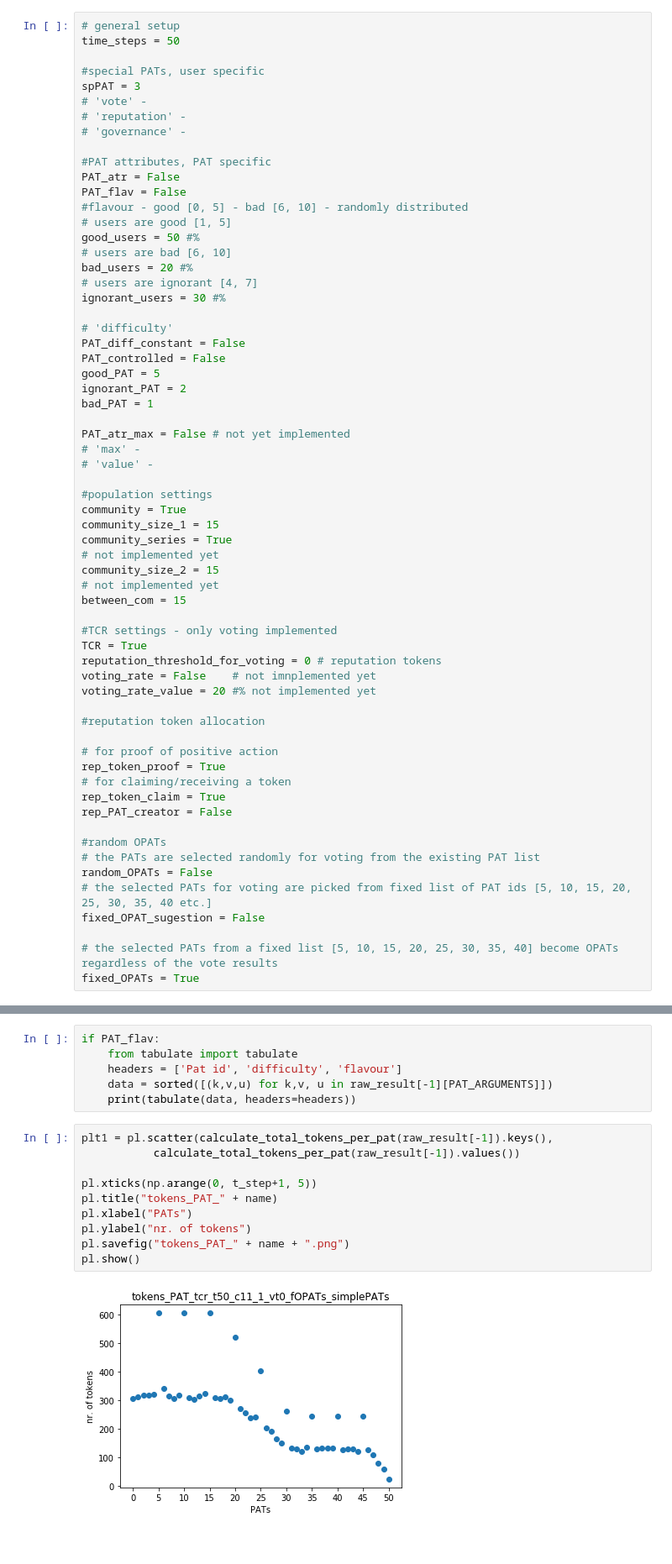
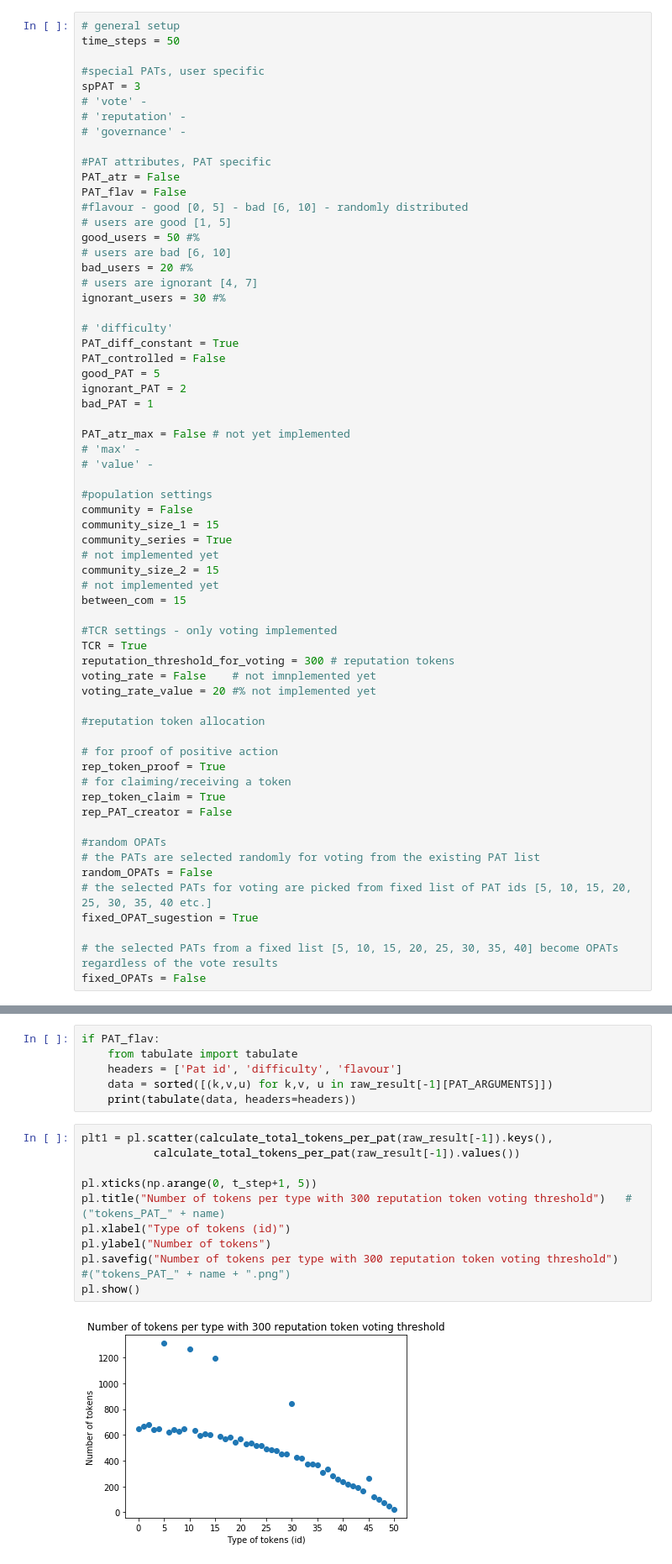
Before and after one commit to FuturICT2/FIN4Simulations, a Jupyter notebook: FinForce.ipynb, the cells around one changed output, grey strips where cells are left out. Shown: that part at 84% size. Saved outputs shown, nothing was run; the diff lists cells and outputs as text.

```diff
--- a/FinForce.ipynb
+++ b/FinForce.ipynb
@@ -29,7 +29,7 @@ bad_users = 20 #%
 ignorant_users = 30 #%
 
 # 'difficulty'
-PAT_diff_constant = False
+PAT_diff_constant = True
 PAT_controlled = False
 good_PAT = 5
 ignorant_PAT = 2
@@ -40,7 +40,7 @@ PAT_atr_max = False # not yet implemented
 # 'value' -
 
 #population settings
-community = True
+community = False
 community_size_1 = 15
 community_series = True
 # not implemented yet
@@ -50,7 +50,7 @@ between_com = 15
 
 #TCR settings - only voting implemented
 TCR = True
-reputation_threshold_for_voting = 0 # reputation tokens
+reputation_threshold_for_voting = 300 # reputation tokens
 voting_rate = False    # not imnplemented yet
 voting_rate_value = 20 #% not implemented yet
 
@@ -66,10 +66,10 @@ rep_PAT_creator = False
 # the PATs are selected randomly for voting from the existing PAT list
 random_OPATs = False
 # the selected PATs for voting are picked from fixed list of PAT ids [5, 10, 15, 20, 25, 30, 35, 40 etc.]
-fixed_OPAT_sugestion = False
+fixed_OPAT_sugestion = True
 
 # the selected PATs from a fixed list [5, 10, 15, 20, 25, 30, 35, 40] become OPATs regardless of the vote results
-fixed_OPATs = True
+fixed_OPATs = False
 # %%
 simulation_parameters = {
     'T': range(time_steps),
@@ -701,15 +709,15 @@ if PAT_flav:
 # %%
 plt1 = pl.scatter(calculate_total_tokens_per_pat(raw_result[-1]).keys(),
            calculate_total_tokens_per_pat(raw_result[-1]).values())
 
 pl.xticks(np.arange(0, t_step+1, 5))
-pl.title("tokens_PAT_" + name)
-pl.xlabel("PATs")
-pl.ylabel("nr. of tokens")
-pl.savefig("tokens_PAT_" + name + ".png")
+pl.title("Number of tokens per type with 300 reputation token voting threshold")   #("tokens_PAT_" + name)
+pl.xlabel("Type of tokens (id)")
+pl.ylabel("Number of tokens")
+pl.savefig("Number of tokens per type with 300 reputation token voting threshold")   #("tokens_PAT_" + name + ".png")
 pl.show()
 # %% [output]
-[figure, old version]
+[figure, new version]
 # %%
 plt1 = pl.scatter(calculate_number_of_tokens_per_person(raw_result[-1]).keys(),
                   calculate_number_of_tokens_per_person(raw_result[-1]).values())
```
Also changed, not shown: parts of 2 cells of this notebook, 4 other files.
